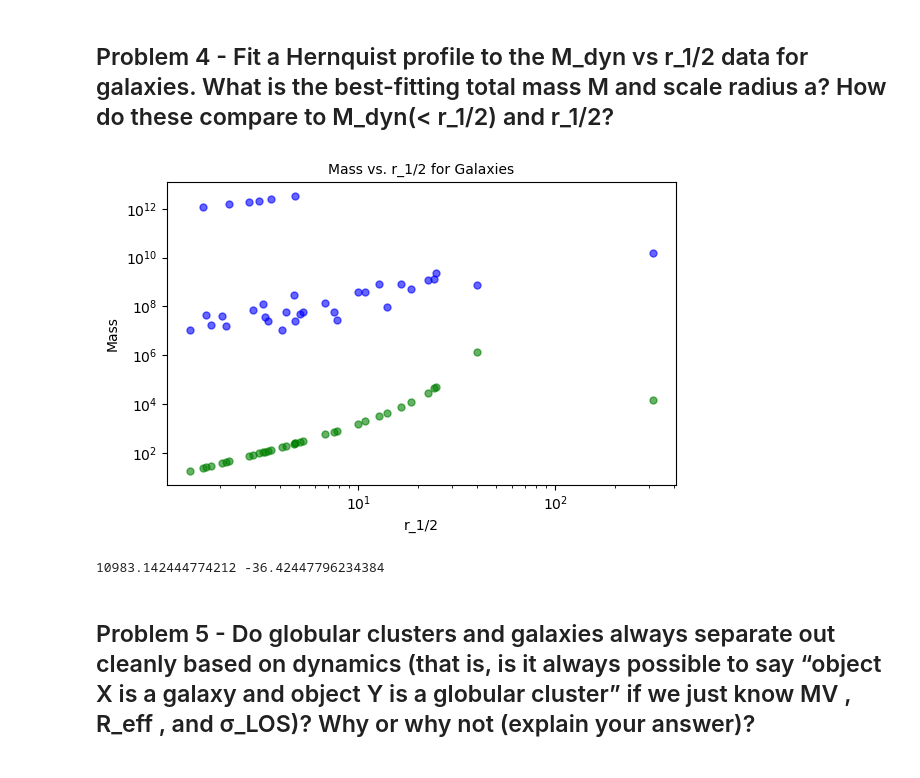
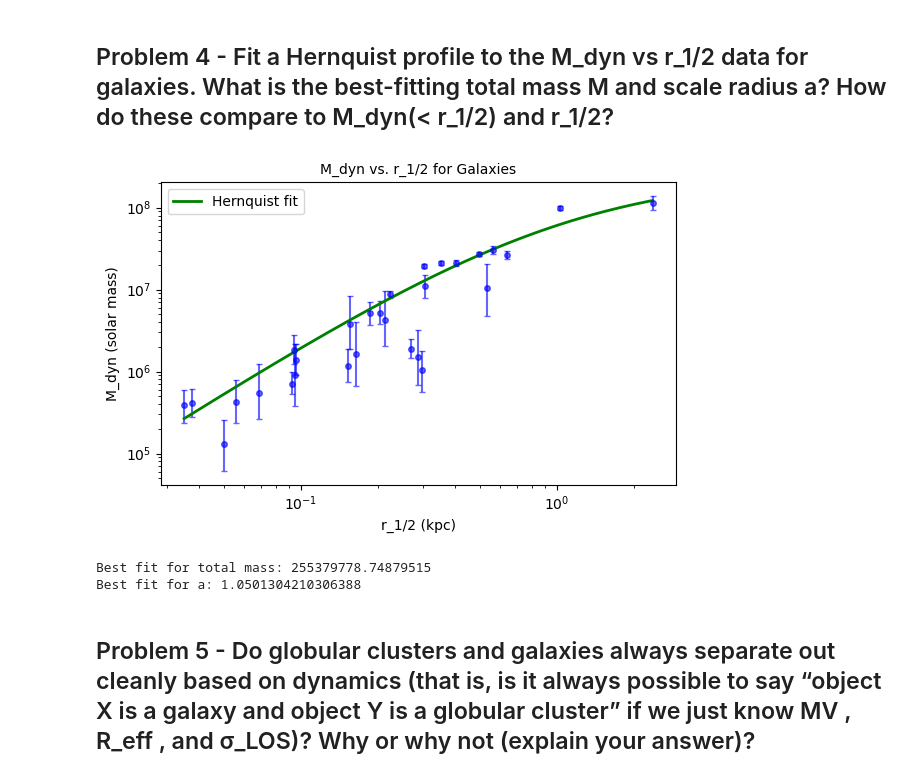
Before and after one commit to amalbumbia/Astrophysical-Dynamics, a Jupyter notebook: hwk2.ipynb, the cells around one changed output. Saved outputs shown, nothing was run; the diff lists cells and outputs as text; code cells hidden in the pictures.

```diff
--- a/hwk2.ipynb
+++ b/hwk2.ipynb
@@ -253,28 +395,36 @@ plt.show()
 # %%
 def hernquist_profile_fit(r, M, a):
     hernquist = M * (r**2) / (r + a)**2
     return hernquist
 
+
+M_g_array = np.array(M_g, dtype=float)
 rhalf_g_array = np.array(rhalf_g)
-popt, cov = curve_fit(hernquist_profile_fit, rhalf_g, M_g, p0=[100,0.9])
-
-# need to add this fit to this plot somehow
+rhalf_space = np.logspace(np.log10(rhalf_g_array.min()), np.log10(rhalf_g_array.max()), 200)
+popt, cov = curve_fit(hernquist_profile_fit, rhalf_g_array, M_g_array, p0=[100000000,np.median(rhalf_g_array)])
 
 plt.figure(figsize=(6,4))
-plt.scatter(rhalf_g, M_g, s=25, marker="o", alpha=0.6, c = "blue")
-plt.scatter(rhalf_g_array, hernquist_profile_fit(rhalf_g_array, popt[0], popt[1]), s=25, marker="o", alpha=0.6, c = "green")
+#plt.scatter(rhalf_g, M_g_array, s=25, marker="o", alpha=0.6, c = "blue", label="Galaxies")
+plt.errorbar(rhalf_g, M_g,
+             yerr=np.vstack([errMlow_g, errMhigh_g]),
+             fmt="o", ms=4, alpha=0.6, capsize=2, color="blue", ecolor="blue")
+plt.plot(rhalf_space, hernquist_profile_fit(rhalf_space, popt[0], popt[1]), color = "green", lw=2, label="Hernquist fit")
 plt.xscale("log")
 plt.yscale("log")
-plt.xlabel('r_1/2', fontsize = 10)
-plt.ylabel('Mass', fontsize = 10)
-plt.title('Mass vs. r_1/2 for Galaxies', fontsize = 10)
+plt.xlabel('r_1/2 (kpc)', fontsize = 10)
+plt.ylabel('M_dyn (solar mass)', fontsize = 10)
+plt.title('M_dyn vs. r_1/2 for Galaxies', fontsize = 10)
 plt.grid(False)
 plt.tight_layout()
+plt.legend()
 plt.show()
 
-print(popt[0], popt[1])
+
+print("Best fit for total mass:", popt[0])
+print("Best fit for a:", popt[1])
 # %% [output]
-[figure, old version]
+[figure, new version]
-10983.142444774212 -36.42447796234384
+Best fit for total mass: 255379778.74879515
+Best fit for a: 1.0501304210306388
 # %% [markdown]
 ## Problem 5 - Do globular clusters and galaxies always separate out cleanly based on dynamics (that is, is it always possible to say “object X is a galaxy and object Y is a globular cluster” if we just know MV , R_eff , and σ_LOS)? Why or why not (explain your answer)?
```
Also changed, not shown: parts of 8 cells of this notebook.
